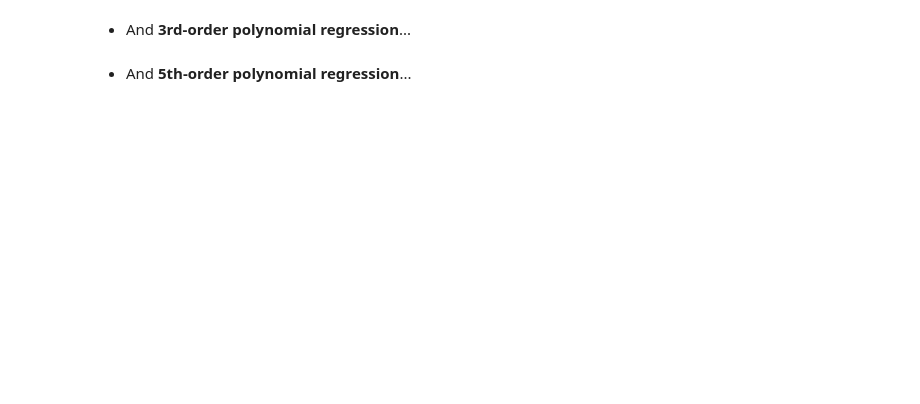
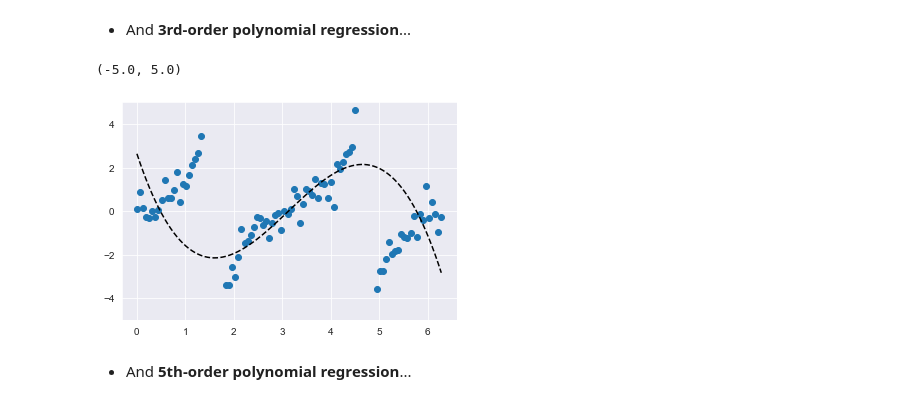
Before and after one commit to tundeiness/How_the_World_Works, a Jupyter notebook: 5 - Workbook - The Final Arbiter.ipynb, the cells around one changed output. Saved outputs shown, nothing was run; the diff lists cells and outputs as text; code cells hidden in the pictures; blank space fills up the shorter version.

```diff
--- a/5 - Workbook - The Final Arbiter.ipynb
+++ b/5 - Workbook - The Final Arbiter.ipynb
@@ -597,4 +616,11 @@ tangent_df.head()
 # %% [markdown]
 * And **3rd-order polynomial regression**...
+# %%
+third_polynomials = fit_and_plot_polynomials(tangent_df, LinearRegression(), 3)
+third_polynomials
+plt.ylim(-5,5)
+# %% [output]
+(-5.0, 5.0)
+[figure, added]
 # %% [markdown]
 * And **5th-order polynomial regression**...
```
Also changed, not shown: parts of 25 cells of this notebook.
